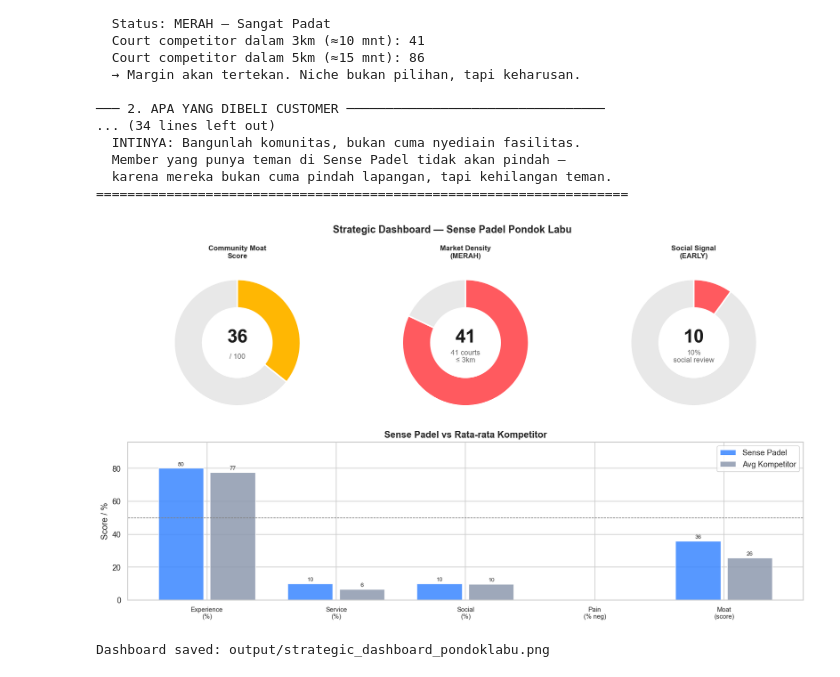
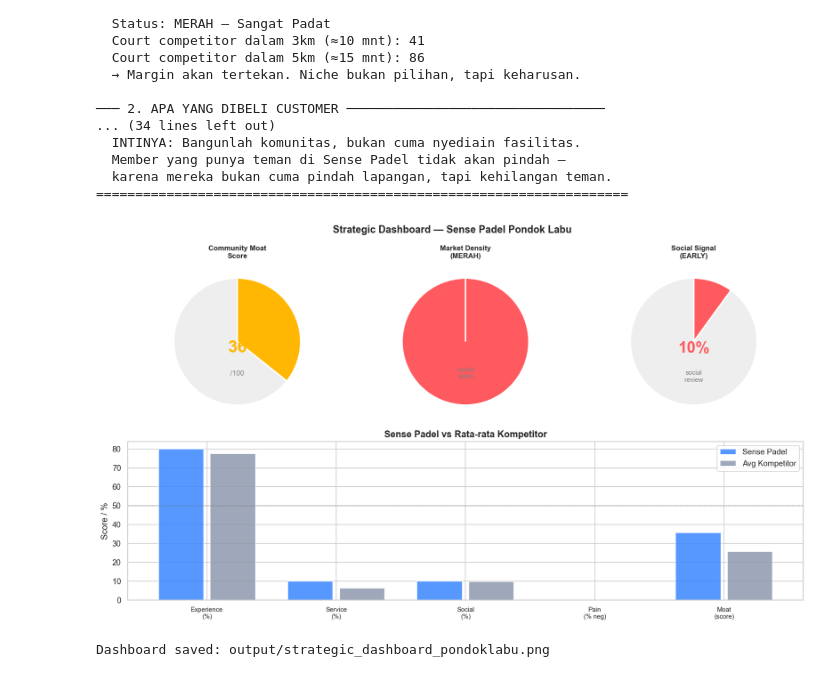
Before and after one commit to Untamed98x/Padel_Courts_Bintaro, a Jupyter notebook: scripts/StrategicAnalysis_PondokLabu.ipynb, the cells around one changed output. Drawn from its saved outputs; the diff is of its cells as text; code cells hidden in the pictures.

```diff
--- a/scripts/StrategicAnalysis_PondokLabu.ipynb
+++ b/scripts/StrategicAnalysis_PondokLabu.ipynb
@@ -974,87 +919,74 @@ print(f'''
 # Final summary dashboard
 fig = plt.figure(figsize=(14, 8))
 
-def donut_gauge(ax, value, max_val, color, label, unit=''):
-    """Donut-style gauge: readable regardless of slice color."""
-    ax.pie(
-        [value, max_val - value],
-        colors=[color, '#E8E8E8'],
+# Moat score gauge
+ax1 = fig.add_subplot(2, 3, 1)
+score_val = float(str(sense_moat_score)) if sense_moat_score != 'N/A' else 0
+gauge_color = GREEN if score_val >= 60 else AMBER if score_val >= 35 else RED
+ax1.pie([score_val, 100 - score_val], colors=[gauge_color, '#EEEEEE'],
         startangle=90, counterclock=False,
-        wedgeprops={'width': 0.45, 'linewidth': 2, 'edgecolor': 'white'}
-    )
-    # White center circle (donut hole already via width)
-    ax.text(0, 0.08, f'{value:.0f}', ha='center', va='center',
-            fontsize=26, fontweight='bold', color='#1a1a1a')
-    ax.text(0, -0.22, unit if unit else f'/ {max_val:.0f}',
-            ha='center', va='center', fontsize=10, color='#666')
-    ax.set_title(label, fontweight='bold', fontsize=10, pad=8)
+        wedgeprops={'linewidth': 2, 'edgecolor': 'white'})
+ax1.text(0, -0.1, f'{score_val:.0f}', ha='center', va='center',
+         fontsize=24, fontweight='bold', color=gauge_color)
+ax1.text(0, -0.5, '/100', ha='center', va='center', fontsize=10, color='gray')
+ax1.set_title('Community Moat\nScore', fontweight='bold', fontsize=10)
 
-# Gauge 1: Community Moat Score
-ax1 = fig.add_subplot(2, 3, 1)
-score_val   = float(str(sense_moat_score)) if sense_moat_score != 'N/A' else 0
-gauge_color = GREEN if score_val >= 60 else AMBER if score_val >= 35 else RED
-donut_gauge(ax1, score_val, 100, gauge_color, 'Community Moat\nScore', '/ 100')
+# Density indicator
+ax2 = fig.add_subplot(2, 3, 2)
+density_val = min(n_3km / 10 * 100, 100)
+den_color = RED if n_3km > 6 else AMBER if n_3km >= 3 else GREEN
+ax2.pie([density_val, 100 - density_val], colors=[den_color, '#EEEEEE'],
+        startangle=90, counterclock=False,
+        wedgeprops={'linewidth': 2, 'edgecolor': 'white'})
+ax2.text(0, -0.1, str(n_3km), ha='center', va='center',
+         fontsize=24, fontweight='bold', color=den_color)
+ax2.text(0, -0.5, 'courts\n≤3km', ha='center', va='center', fontsize=9, color='gray')
+ax2.set_title(f'Market Density\n({density_label.split("—")[0].strip()})', fontweight='bold', fontsize=10)
 
-# Gauge 2: Density
-ax2 = fig.add_subplot(2, 3, 2)
-density_val = min(n_3km, 50)
-den_color   = RED if n_3km > 6 else AMBER if n_3km >= 3 else GREEN
-density_lbl = density_label.split('—')[0].strip()
-donut_gauge(ax2, density_val, 50, den_color,
-            f'Market Density\n({density_lbl})', f'{n_3km} courts\n≤ 3km')
+# Social signal
+ax3 = fig.add_subplot(2, 3, 3)
+soc_color = GREEN if sense_social_pct > 30 else AMBER if sense_social_pct > 10 else RED
+ax3.pie([sense_social_pct, 100 - sense_social_pct], colors=[soc_color, '#EEEEEE'],
+        startangle=90, counterclock=False,
+        wedgeprops={'linewidth': 2, 'edgecolor': 'white'})
+ax3.text(0, -0.1, f'{sense_social_pct:.0f}%', ha='center', va='center',
+         fontsize=22, fontweight='bold', color=soc_color)
+ax3.text(0, -0.55, 'social\nreview', ha='center', va='center', fontsize=9, color='gray')
+ax3.set_title(f'Social Signal\n({maturity.split("—")[0].strip()})', fontweight='bold', fontsize=10)
 
-# Gauge 3: Social Signal
-ax3 = fig.add_subplot(2, 3, 3)
-soc_pct_disp = min(sense_social_pct, 100)
-soc_color    = GREEN if sense_social_pct > 30 else AMBER if sense_social_pct > 10 else RED
-mat_lbl      = maturity.split('—')[0].strip()
-donut_gauge(ax3, soc_pct_disp, 100, soc_color,
-            f'Social Signal\n({mat_lbl})', f'{sense_social_pct:.0f}%\nsocial review')
-
-# Bar chart: Sense Padel vs Avg Competitor
+# Radar: Sense Padel dimensions
 ax4 = fig.add_subplot(2, 3, (4, 6))
-exp_pct_s  = (df_sense['exp_score'] > 0).mean() * 100
-svc_pct_s  = (df_sense['svc_score'] > 0).mean() * 100
-soc_pct_s  = (df_sense['soc_score'] > 0).mean() * 100
+exp_pct_s = (df_sense['exp_score'] > 0).mean() * 100
+svc_pct_s = (df_sense['svc_score'] > 0).mean() * 100
+soc_pct_s = (df_sense['soc_score'] > 0).mean() * 100
 pain_pct_s = (df_sense['pain_score'] > 0).mean() * 100
 moat_pct_s = float(str(sense_moat_score)) if sense_moat_score != 'N/A' else 0
 
-exp_pct_c  = (df_comp['exp_score'] > 0).mean() * 100
-svc_pct_c  = (df_comp['svc_score'] > 0).mean() * 100
-soc_pct_c  = (df_comp['soc_score'] > 0).mean() * 100
+exp_pct_c = (df_comp['exp_score'] > 0).mean() * 100
+svc_pct_c = (df_comp['svc_score'] > 0).mean() * 100
+soc_pct_c = (df_comp['soc_score'] > 0).mean() * 100
 pain_pct_c = (df_comp['pain_score'] > 0).mean() * 100
 moat_pct_c = market_avg_moat
 
-cats       = ['Experience\n(%)', 'Service\n(%)', 'Social\n(%)', 'Pain\n(% neg)', 'Moat\n(score)']
+cats = ['Experience\n(%)', 'Service\n(%)', 'Social\n(%)', 'Pain\n(% neg)', 'Moat\n(score)']
 sense_vals = [exp_pct_s, svc_pct_s, soc_pct_s, pain_pct_s, moat_pct_s]
 comp_vals  = [exp_pct_c, svc_pct_c, soc_pct_c, pain_pct_c, moat_pct_c]
 
-x   = np.arange(len(cats))
-b1  = ax4.bar(x - 0.2, sense_vals, width=0.35, color=BLUE, alpha=0.85,
-              label='Sense Padel', edgecolor='white')
-b2  = ax4.bar(x + 0.2, comp_vals,  width=0.35, color=GRAY, alpha=0.85,
-              label='Avg Kompetitor', edgecolor='white')
-
-# Value labels on bars
-for bar in list(b1) + list(b2):
-    h = bar.get_height()
-    if h > 0:
-        ax4.text(bar.get_x() + bar.get_width() / 2, h + 0.8,
-                 f'{h:.0f}', ha='center', va='bottom', fontsize=8, color='#333')
-
+x = np.arange(len(cats))
+ax4.bar(x - 0.2, sense_vals, width=0.35, color=BLUE, alpha=0.85, label='Sense Padel', edgecolor='white')
+ax4.bar(x + 0.2, comp_vals,  width=0.35, color=GRAY, alpha=0.85, label='Avg Kompetitor', edgecolor='white')
 ax4.set_xticks(x)
 ax4.set_xticklabels(cats, fontsize=9)
 ax4.set_ylabel('Score / %')
 ax4.set_title('Sense Padel vs Rata-rata Kompetitor', fontweight='bold')
 ax4.legend()
 ax4.axhline(50, color='gray', linewidth=0.8, linestyle='--')
-ax4.set_ylim(0, max(max(sense_vals), max(comp_vals)) * 1.2)
 
 fig.suptitle('Strategic Dashboard — Sense Padel Pondok Labu', fontsize=14, fontweight='bold')
 plt.tight_layout()
 plt.savefig(OUT / 'strategic_dashboard_pondoklabu.png', dpi=150, bbox_inches='tight')
 plt.show()
 print(f'\nDashboard saved: output/strategic_dashboard_pondoklabu.png')
 # %% [output]
-[figure, old version]
+[figure, new version]
 Dashboard saved: output/strategic_dashboard_pondoklabu.png
```
Also changed, not shown: parts of 3 cells of this notebook.
